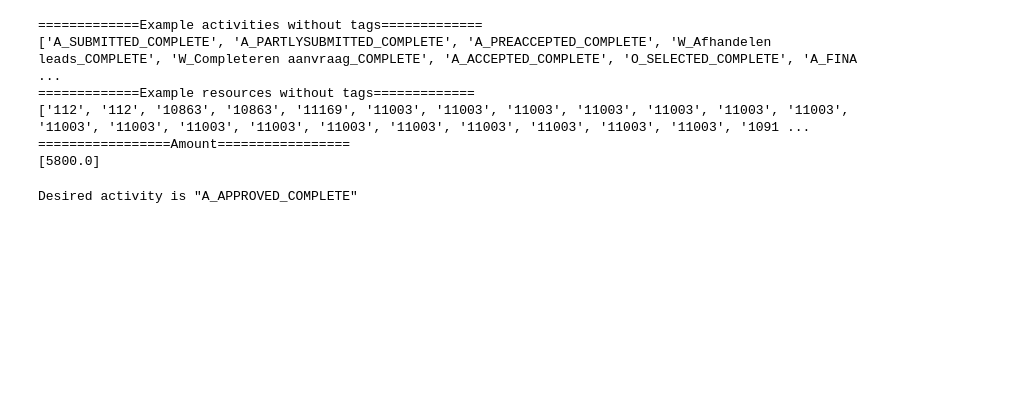
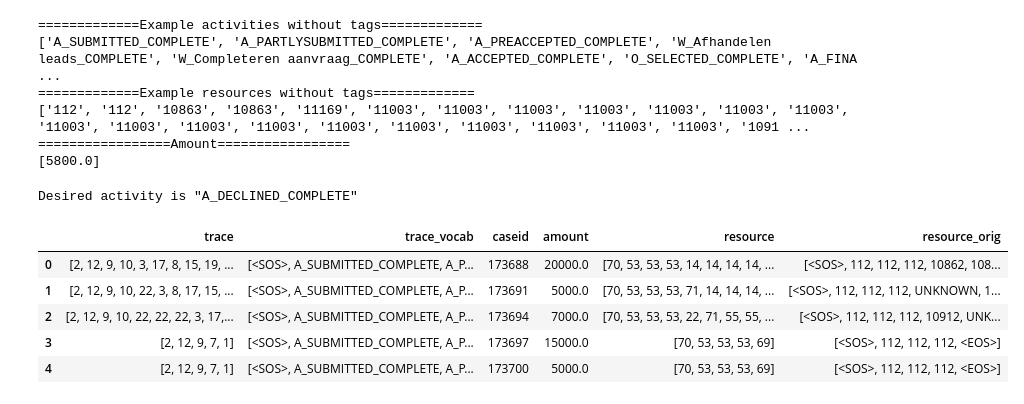
Before and after one commit to ChihchengHsieh/LINDA-BN-Eventlog-TF, a Jupyter notebook: dice_with_resources.ipynb, the cells around one changed output. Saved outputs shown, nothing was run; the diff lists cells and outputs as text; code cells hidden in the pictures; blank space fills up the shorter version.

```diff
--- a/dice_with_resources.ipynb
+++ b/dice_with_resources.ipynb
@@ -190,6 +164,6 @@ for k in resource_feature_names:
 # %%
 ############ Setting up desired activity ############
-desired_activity = 'A_APPROVED_COMPLETE' # A_DECLINED_COMPLETE, A_APPROVED_COMPLETE
+desired_activity = 'A_DECLINED_COMPLETE' # A_DECLINED_COMPLETE, A_APPROVED_COMPLETE
 print("Desired activity is \"%s\"" %(desired_activity))
 # %% [output]
-Desired activity is "A_APPROVED_COMPLETE"
+Desired activity is "A_DECLINED_COMPLETE"
@@ -197,0 +170,10 @@ all_features_and_range = {**activity_cat_vars_without_tag, **resources_cat_vars_
+# %%
+### all possible activities in the first step
+trainer.dataset.df.head(5)
+# %% [output]
+|  | trace | trace_vocab | caseid | amount | resource | resource_orig |
+| 0 | [2, 12, 9, 10, 3, 17, 8, 15, 19, ... | [<SOS>, A_SUBMITTED_COMPLETE, A_P... | 173688 | 20000.0 | [70, 53, 53, 53, 14, 14, 14, 14, ... | [<SOS>, 112, 112, 112, 10862, 108... |
+| 1 | [2, 12, 9, 10, 22, 3, 8, 17, 15, ... | [<SOS>, A_SUBMITTED_COMPLETE, A_P... | 173691 | 5000.0 | [70, 53, 53, 53, 71, 14, 14, 14, ... | [<SOS>, 112, 112, 112, UNKNOWN, 1... |
+| 2 | [2, 12, 9, 10, 22, 22, 22, 3, 17,... | [<SOS>, A_SUBMITTED_COMPLETE, A_P... | 173694 | 7000.0 | [70, 53, 53, 53, 22, 71, 55, 55, ... | [<SOS>, 112, 112, 112, 10912, UNK... |
+| 3 | [2, 12, 9, 7, 1] | [<SOS>, A_SUBMITTED_COMPLETE, A_P... | 173697 | 15000.0 | [70, 53, 53, 53, 69] | [<SOS>, 112, 112, 112, <EOS>] |
+| 4 | [2, 12, 9, 7, 1] | [<SOS>, A_SUBMITTED_COMPLETE, A_P... | 173700 | 5000.0 | [70, 53, 53, 53, 69] | [<SOS>, 112, 112, 112, <EOS>] |
```
Also changed, not shown: parts of 31 cells of this notebook, 5 other files.
